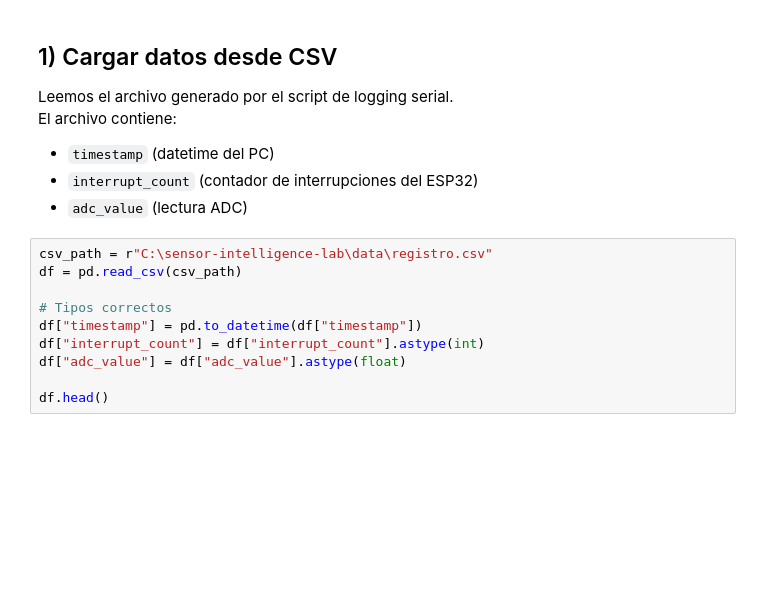
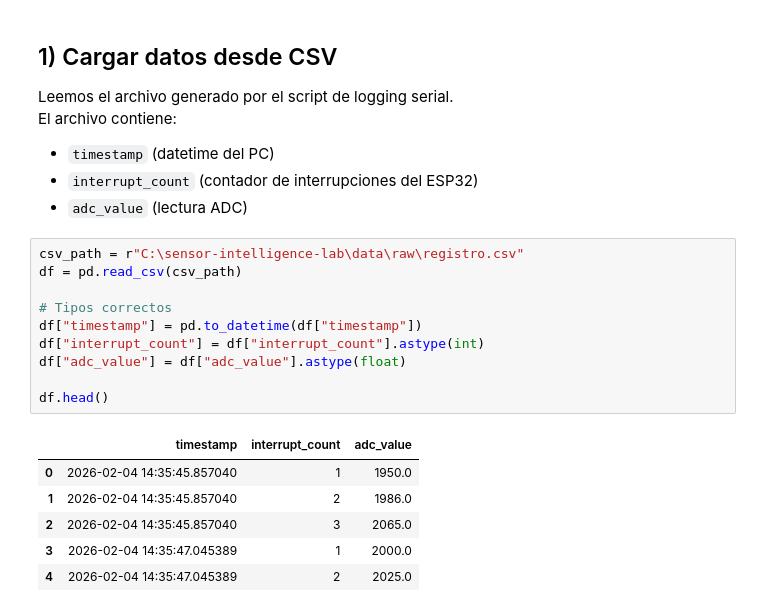
Before and after one commit to FaustoOrozcoCoy/sensor-intelligence-lab, a Jupyter notebook: tools/plot_data.ipynb, the cells around one changed output. Drawn from its saved outputs; the diff is of its cells as text; blank space fills up the shorter version.

```diff
--- a/tools/plot_data.ipynb
+++ b/tools/plot_data.ipynb
@@ -22,12 +22,19 @@ El archivo contiene:
 - `interrupt_count` (contador de interrupciones del ESP32)
 - `adc_value` (lectura ADC)
 # %%
-csv_path = r"C:\sensor-intelligence-lab\data\registro.csv"
+csv_path = r"C:\sensor-intelligence-lab\data\raw\registro.csv"
 df = pd.read_csv(csv_path)
 
 # Tipos correctos
 df["timestamp"] = pd.to_datetime(df["timestamp"])
 df["interrupt_count"] = df["interrupt_count"].astype(int)
 df["adc_value"] = df["adc_value"].astype(float)
 
 df.head()
+# %% [output]
+|  | timestamp | interrupt_count | adc_value |
+| 0 | 2026-02-04 14:35:45.857040 | 1 | 1950.0 |
+| 1 | 2026-02-04 14:35:45.857040 | 2 | 1986.0 |
+| 2 | 2026-02-04 14:35:45.857040 | 3 | 2065.0 |
+| 3 | 2026-02-04 14:35:47.045389 | 1 | 2000.0 |
+| 4 | 2026-02-04 14:35:47.045389 | 2 | 2025.0 |
```
Also changed, not shown: parts of 8 cells of this notebook.
